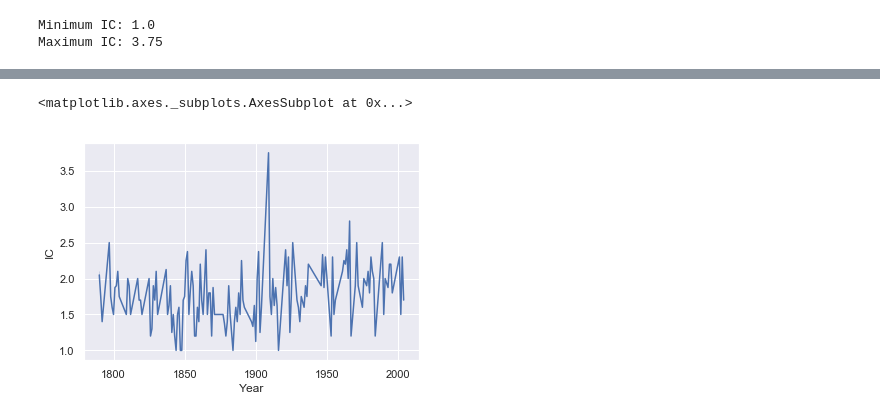
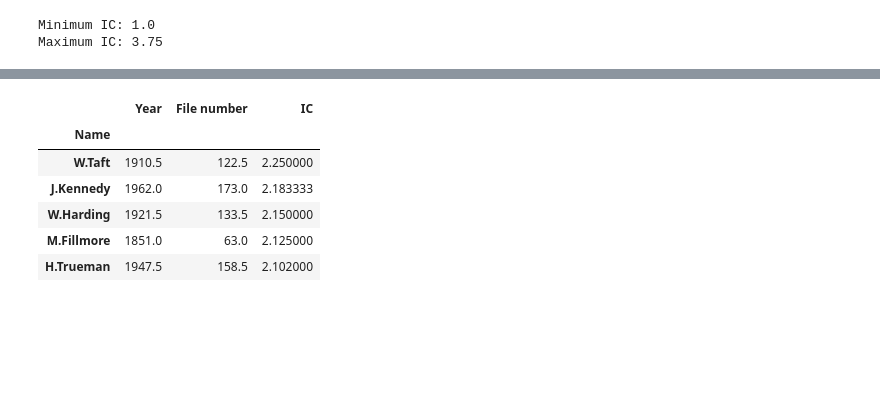
Before and after one commit to Midroni/cmpe-final-project, a Jupyter notebook: notebooks/1. Intro and Exploratory Analysis.ipynb, the cells around one changed output, grey strips where cells are left out. Drawn from its saved outputs; the diff is of its cells as text; code cells hidden in the pictures; blank space fills up the shorter version.

```diff
--- a/notebooks/1. Intro and Exploratory Analysis.ipynb
+++ b/notebooks/1. Intro and Exploratory Analysis.ipynb
@@ -133,10 +132,3 @@ plt.title('Integrative Complexity Histogram',fontsize=15)
 plt.show()
 # %% [output]
 [figure]
-# %%
-sns.set(style='darkgrid')
-
-sns.lineplot(x='Year',y='IC',data=sd_df)
-# %% [output]
-<matplotlib.axes._subplots.AxesSubplot at 0x...>
-[figure, removed]
@@ -157,3 +135,15 @@ plt.show()
+# %%
+#Average IC by speaker
+speaker_means = sd_df.groupby('Name').mean().sort_values(['IC'], ascending=False)
+speaker_means.head()
+# %% [output]
+|  | Year | File number | IC |
+| Name |  |  |  |
+| W.Taft | 1910.5 | 122.5 | 2.250000 |
+| J.Kennedy | 1962.0 | 173.0 | 2.183333 |
+| W.Harding | 1921.5 | 133.5 | 2.150000 |
+| M.Fillmore | 1851.0 | 63.0 | 2.125000 |
+| H.Trueman | 1947.5 | 158.5 | 2.102000 |
 # %% [markdown]
 Notes:
 - Stationarity test
```
Also changed, not shown: parts of 6 cells of this notebook, 3 other files.
